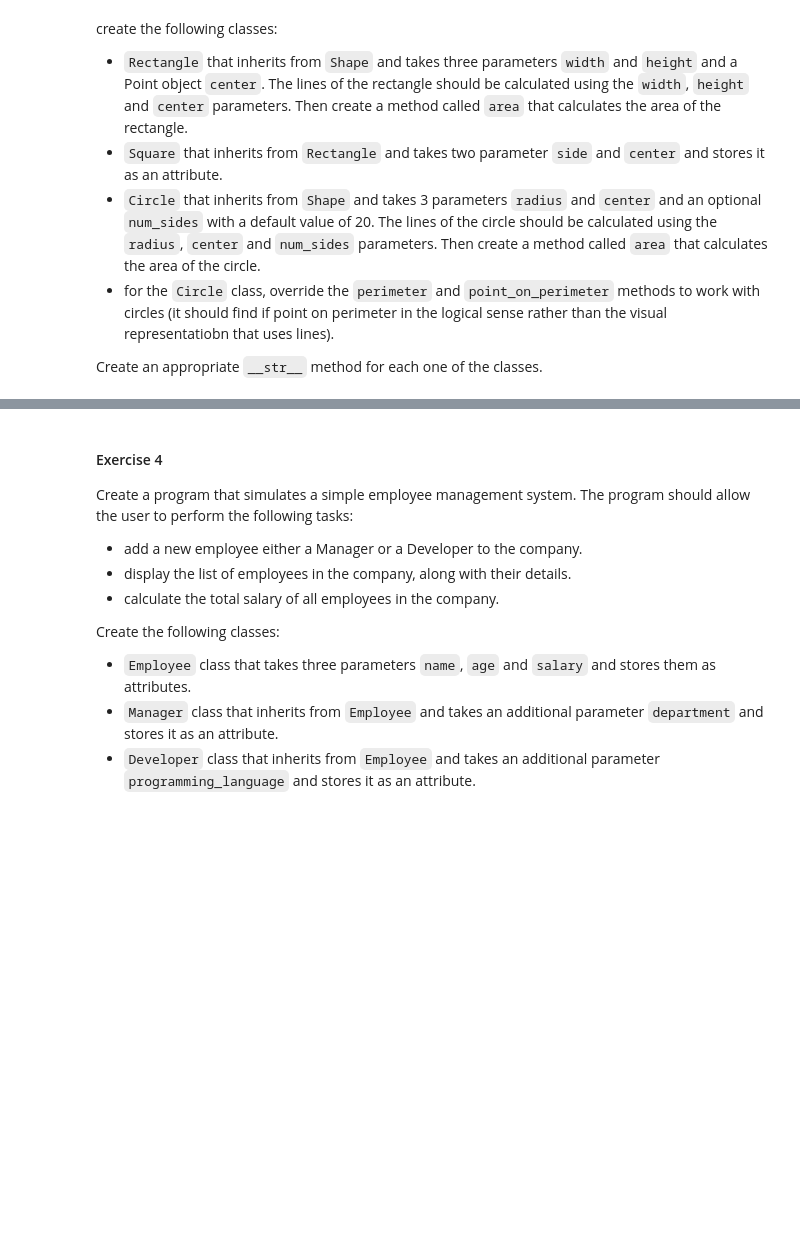
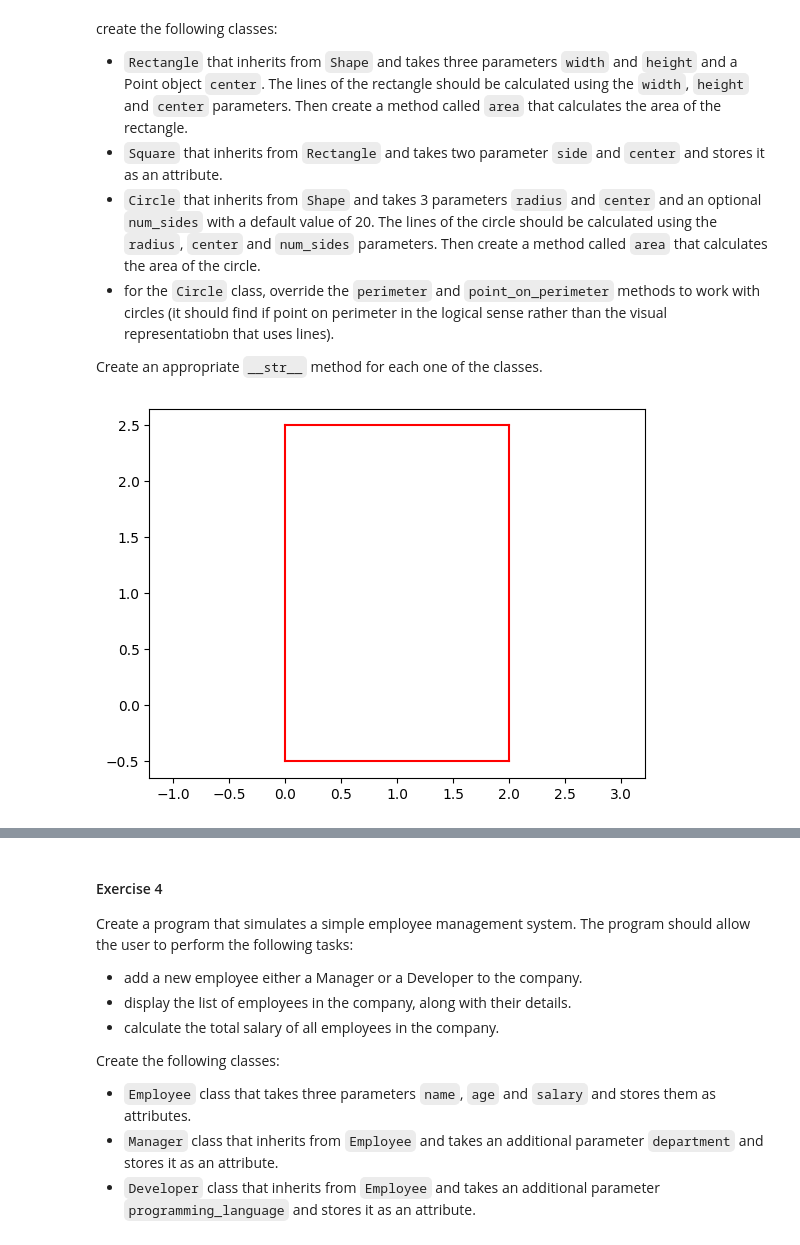
Before and after one commit to batbat99/python_training_1, a Jupyter notebook: Exercises/3_python_oop.ipynb, the cells around one changed output, grey strips where cells are left out. Cells and saved outputs as stored; diff of their text form; code cells hidden in the pictures; blank space fills up the shorter version.

```diff
--- a/Exercises/3_python_oop.ipynb
+++ b/Exercises/3_python_oop.ipynb
@@ -59,12 +153,80 @@ create the following classes:
 - for the `Circle` class, override the `perimeter` and `point_on_perimeter` methods to work with circles (it should find if point on perimeter in the logical sense rather than the visual representatiobn that uses lines).
 
 Create an appropriate `__str__` method for each one of the classes.
-# %%
-class Rectangle:
-    pass
-
-class Square:
-    pass
-
-class Circle:
-    pass
+# %%
+import math
+
+class Rectangle(Shape):
+    def __init__(self, width, height, center):
+        self.width = width
+        self.height = height
+        self.center = center
+        half_width = width/2
+        half_height = height/2
+        p1 = Point(center.x-half_width, center.y-half_height)
+        p2 = Point(center.x+half_width, center.y-half_height)
+        p3 = Point(center.x+half_width, center.y+half_height)
+        p4 = Point(center.x-half_width, center.y+half_height)
+
+        self.lines = [Line(p1,p2), Line(p2,p3), Line(p3,p4), Line(p4,p1)]
+
+    def area(self):
+        return self.width * self.height
+
+r = Rectangle(2,3,Point(1,1))
+r.draw()
+
+class Square(Rectangle):
+    def __init__(self, side, center):
+        width = side
+        height = side
+        super().__init__(width, height, center)
+
+square_1 = Square(2, Point(0,0))
+square_1.draw()
+
+class Circle(Shape):
+    def __init__(self, radius, center, num_sides=20):
+        self.radius = radius
+        self.center = center
+        self.num_sides = num_sides
+        self.lines = self.get_lines()
+
+    def get_lines(self):
+
+        lines = []
+        for i in range(self.num_sides):
+            angle_1 = i * 2 * math.pi/self.num_sides
+            angle_2 = (i+1) * 2 * math.pi/self.num_sides
+
+            x_1 = self.center.x + math.cos(angle_1) * self.radius
+            y_1 = self.center.y + math.sin(angle_1) * self.radius
+            point_1 = Point(x_1, y_1)
+
+            x_2 = self.center.x + math.cos(angle_2) * self.radius
+            y_2 = self.center.y + math.sin(angle_2) * self.radius
+            point_2 = Point(x_2, y_2)
+
+            lines.append(Line(point_1, point_2))
+
+        return lines
+
+    def area(self):
+        return self.radius ** 2 * math.pi
+
+    def perimeter(self):
+        return 2 * self.radius * math.pi
+
+    def point_on_perimeter(self, point):
+        if self.radius == self.center.distance(point):
+            return True
+        else:
+            return False
+
+
+c1 = Circle(3, Point(0,0))
+c1.draw()
+print(c1.perimeter())
+print(c1.area())
+# %% [output]
+[figure, added]
```
Also changed, not shown: parts of 8 cells of this notebook, 2 other files.
